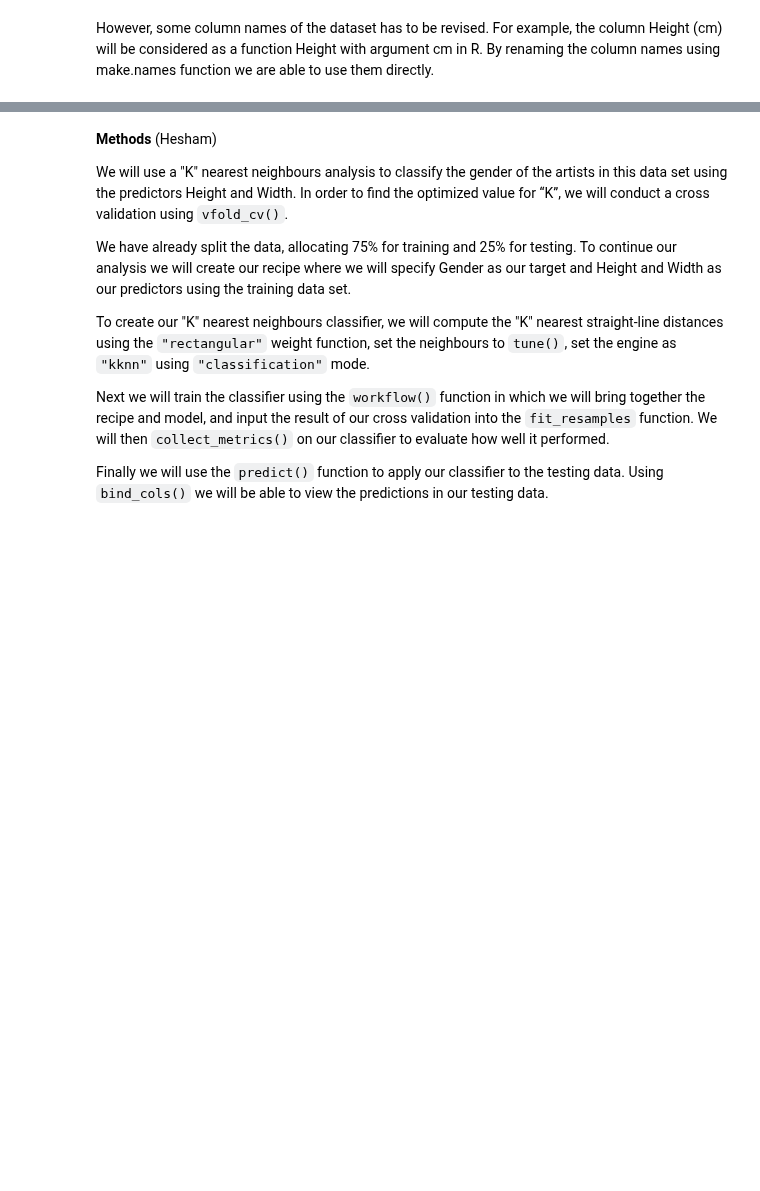
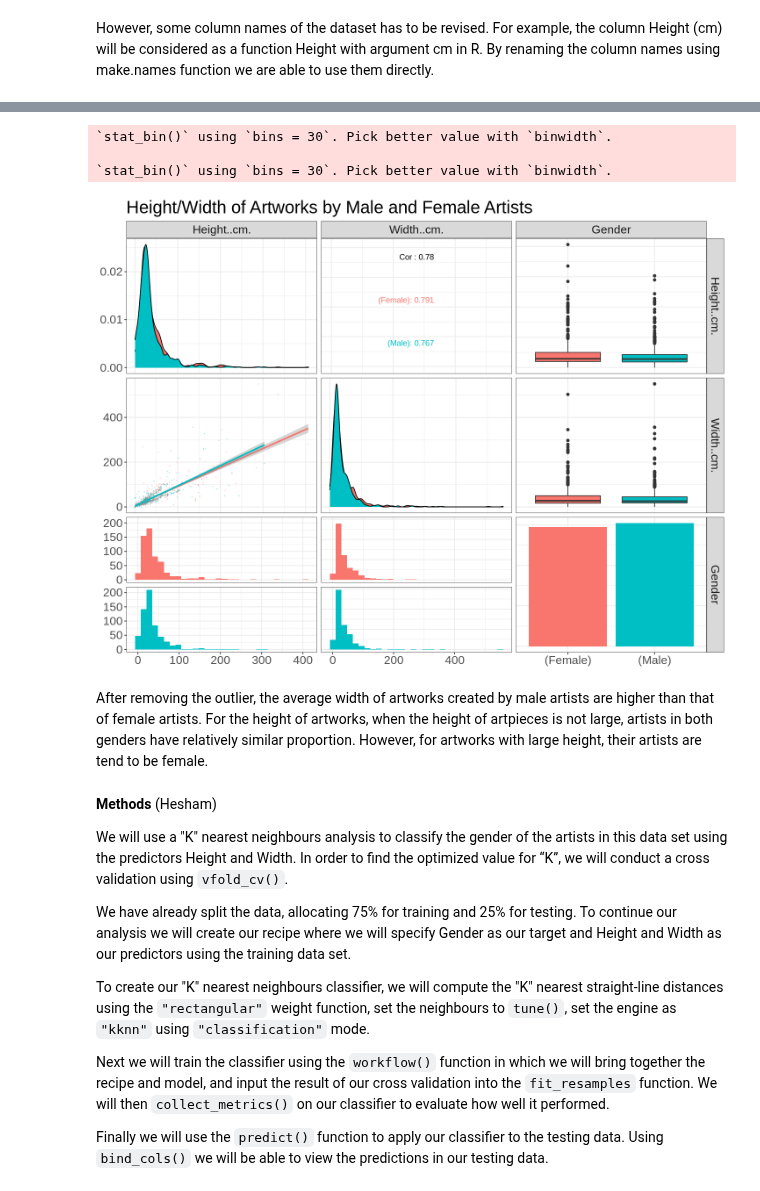
Before and after one commit to annekedresselhuis/DSCI-Group-Project, a Jupyter notebook: group_28_preliminary_analysis..ipynb, the cells around one changed output, grey strips where cells are left out. Drawn from its saved outputs; the diff is of its cells as text; code cells hidden in the pictures; blank space fills up the shorter version.

Commit message:
Removed outliers

```diff
--- a/group_28_preliminary_analysis..ipynb
+++ b/group_28_preliminary_analysis..ipynb
@@ -275,0 +273,4 @@ Warning message:
+# %%
+artworks_width_revised <- arrange(artworks_both, Width..cm.) %>%
+                          slice(1:(n()-1))
+artworks_width_revised
@@ -276,3 +297,19 @@ Warning message:
+# %%
+gender_plot_revised <- artworks_width_revised %>%
+                   ggpairs(title = "Height/Width of Artworks by Male and Female Artists",
+                   mapping = ggplot2::aes(colour=Gender),
+                   lower = list(continuous = wrap("smooth", alpha = 0.3, size=0.1)))  +
+                   theme_bw() +
+                   theme(text = element_text(size = 20))
+gender_plot_revised
+# %% [output]
+`stat_bin()` using `bins = 30`. Pick better value with `binwidth`.
+
+`stat_bin()` using `bins = 30`. Pick better value with `binwidth`.
+[figure, added]
+# %% [markdown]
+After removing the outlier, the average width of artworks created by male artists are higher than that of female artists.
+For the height of artworks, when the height of artpieces is not large, artists in both genders have relatively similar proportion. However, for artworks with large height, their artists are tend to be female.
 # %% [markdown]
 **Methods** (Hesham)
 
```
Also changed, not shown: parts of 9 cells of this notebook.
